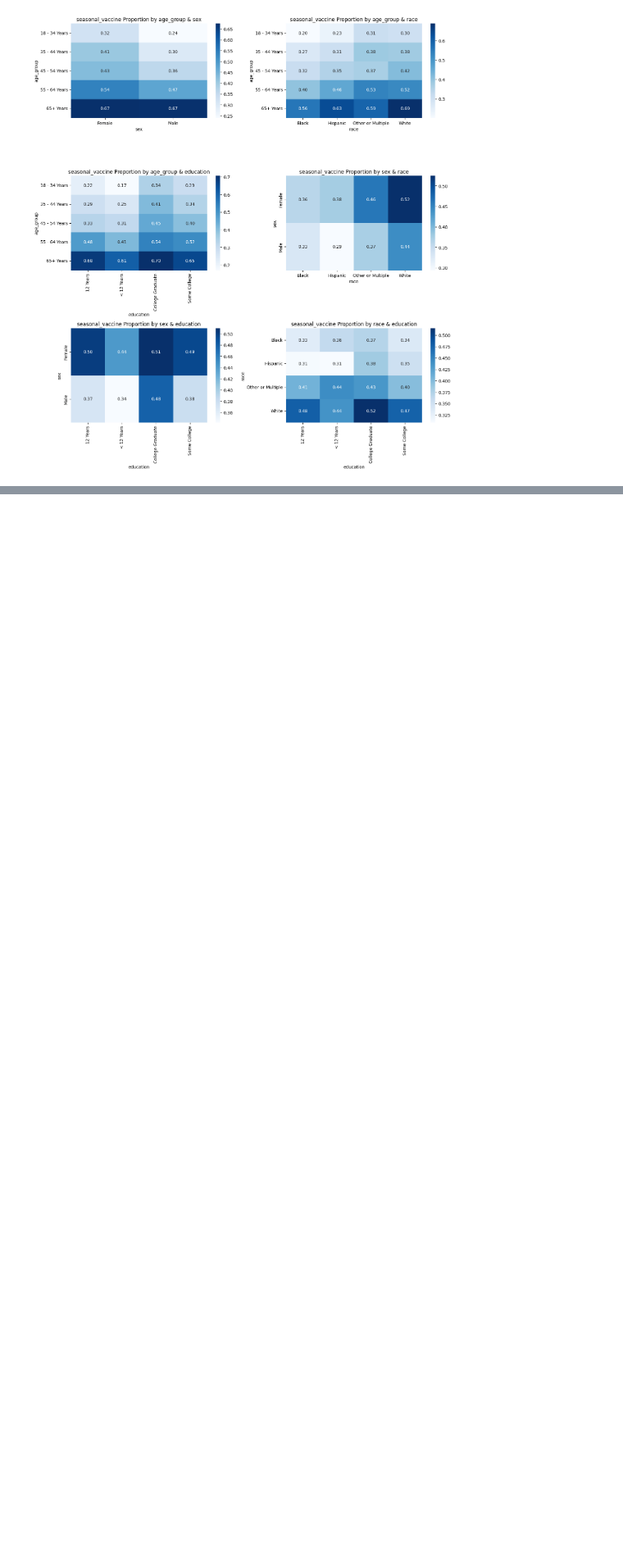
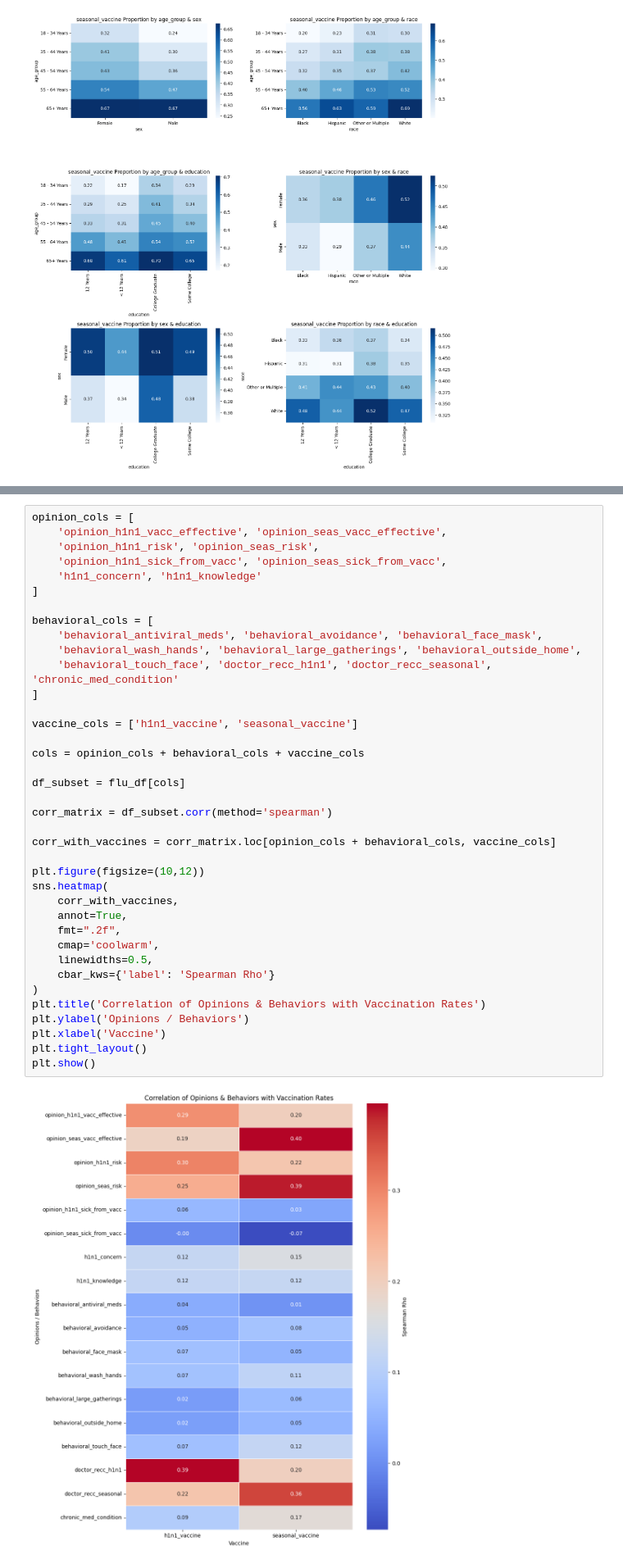
Before and after one commit to Mimikaymint/Team_Berlin, a Jupyter notebook: Team_Berlin_FLU_SHOT_.ipynb, the cells around one changed output, grey strips where cells are left out. Shown at 82% size. Cells and saved outputs as stored; diff of their text form; blank space fills up the shorter version.

```diff
--- a/Team_Berlin_FLU_SHOT_.ipynb
+++ b/Team_Berlin_FLU_SHOT_.ipynb
@@ -574,0 +553,40 @@ Urban                10372        9137
+# %%
+opinion_cols = [
+    'opinion_h1n1_vacc_effective', 'opinion_seas_vacc_effective',
+    'opinion_h1n1_risk', 'opinion_seas_risk',
+    'opinion_h1n1_sick_from_vacc', 'opinion_seas_sick_from_vacc',
+    'h1n1_concern', 'h1n1_knowledge'
+]
+
+behavioral_cols = [
+    'behavioral_antiviral_meds', 'behavioral_avoidance', 'behavioral_face_mask',
+    'behavioral_wash_hands', 'behavioral_large_gatherings', 'behavioral_outside_home',
+    'behavioral_touch_face', 'doctor_recc_h1n1', 'doctor_recc_seasonal', 'chronic_med_condition'
+]
+
+vaccine_cols = ['h1n1_vaccine', 'seasonal_vaccine']
+
+cols = opinion_cols + behavioral_cols + vaccine_cols
+
+df_subset = flu_df[cols]
+
+corr_matrix = df_subset.corr(method='spearman')
+
+corr_with_vaccines = corr_matrix.loc[opinion_cols + behavioral_cols, vaccine_cols]
+
+plt.figure(figsize=(10,12))
+sns.heatmap(
+    corr_with_vaccines,
+    annot=True,
+    fmt=".2f",
+    cmap='coolwarm',
+    linewidths=0.5,
+    cbar_kws={'label': 'Spearman Rho'}
+)
+plt.title('Correlation of Opinions & Behaviors with Vaccination Rates')
+plt.ylabel('Opinions / Behaviors')
+plt.xlabel('Vaccine')
+plt.tight_layout()
+plt.show()
+# %% [output]
+[figure, added]
```
Also changed, not shown: parts of 19 cells of this notebook.
